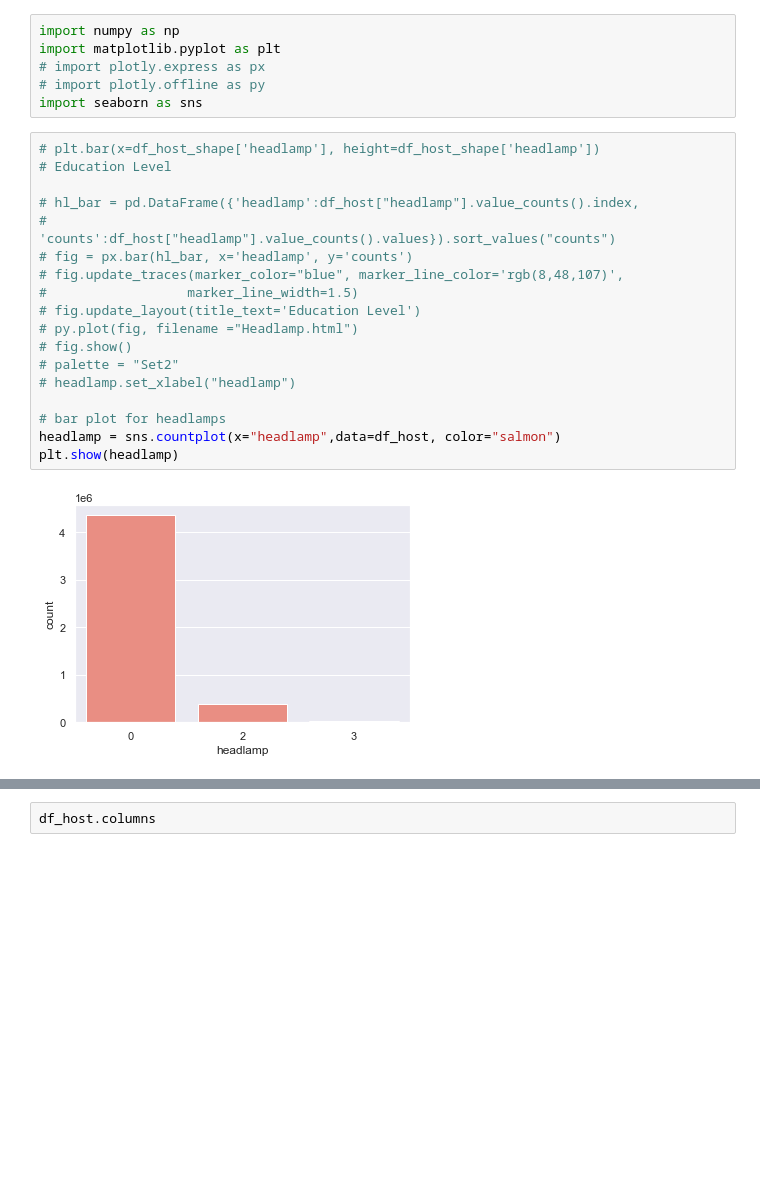
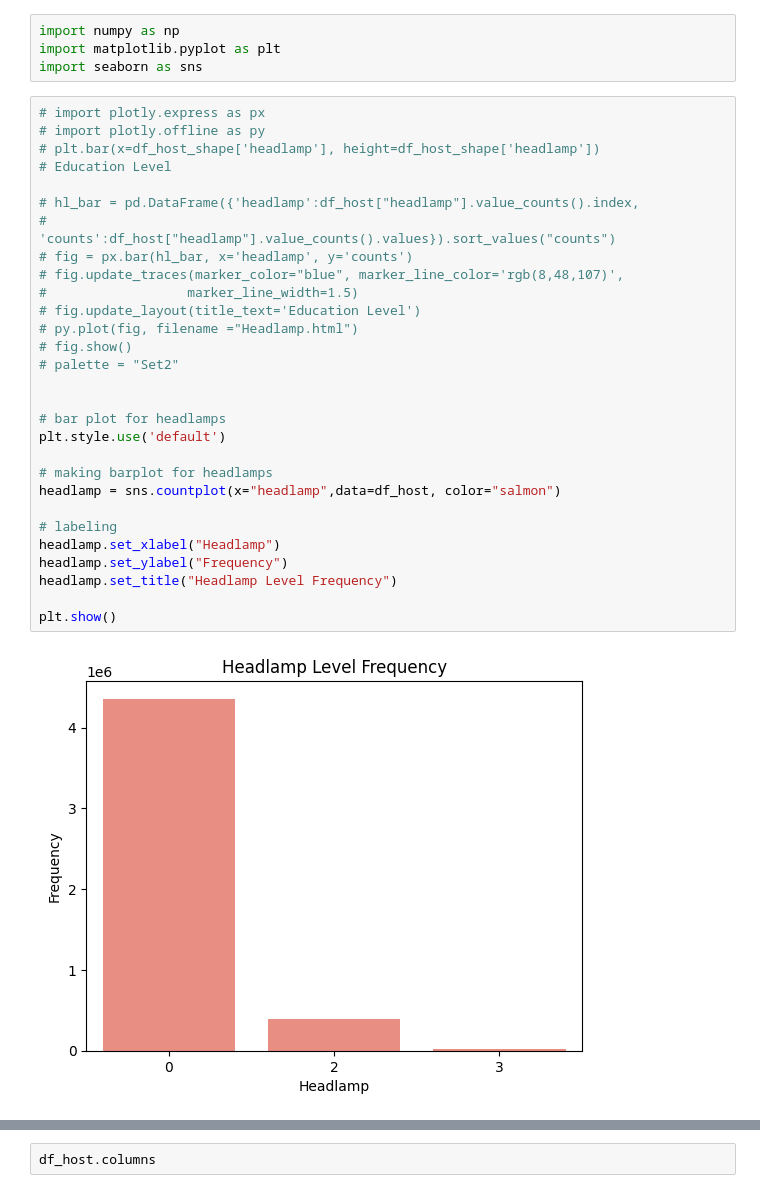
Before and after one commit to caroline-eggett/honda-interaction-analysis-hackathon, a Jupyter notebook: s_exploratory.ipynb, the cells around one changed output, grey strips where cells are left out. Cells and saved outputs as stored; diff of their text form; blank space fills up the shorter version.

Commit message:
all plots done

```diff
--- a/s_exploratory.ipynb
+++ b/s_exploratory.ipynb
@@ -21,29 +21,38 @@ No. of Yaw Rate at 1,000 :  0
 # %%
 import numpy as np
 import matplotlib.pyplot as plt
-# import plotly.express as px
-# import plotly.offline as py
 import seaborn as sns
 # %%
+# import plotly.express as px
+# import plotly.offline as py
 # plt.bar(x=df_host_shape['headlamp'], height=df_host_shape['headlamp'])
 # Education Level
 
 # hl_bar = pd.DataFrame({'headlamp':df_host["headlamp"].value_counts().index,
 #                           'counts':df_host["headlamp"].value_counts().values}).sort_values("counts")
 # fig = px.bar(hl_bar, x='headlamp', y='counts')
 # fig.update_traces(marker_color="blue", marker_line_color='rgb(8,48,107)',
 #                  marker_line_width=1.5)
 # fig.update_layout(title_text='Education Level')
 # py.plot(fig, filename ="Headlamp.html")
 # fig.show()
 # palette = "Set2"
-# headlamp.set_xlabel("headlamp")
+
 
 # bar plot for headlamps
+plt.style.use('default')
+
+# making barplot for headlamps
 headlamp = sns.countplot(x="headlamp",data=df_host, color="salmon")
-plt.show(headlamp)
+
+# labeling
+headlamp.set_xlabel("Headlamp")
+headlamp.set_ylabel("Frequency")
+headlamp.set_title("Headlamp Level Frequency")
+
+plt.show()
 # %% [output]
-[figure, old version]
+[figure, new version]
 # %%
 # bar plot for wipers
 sns.countplot(x="wiper",data=df_host, color="salmon")
```
Also changed, not shown: parts of 10 cells of this notebook.
